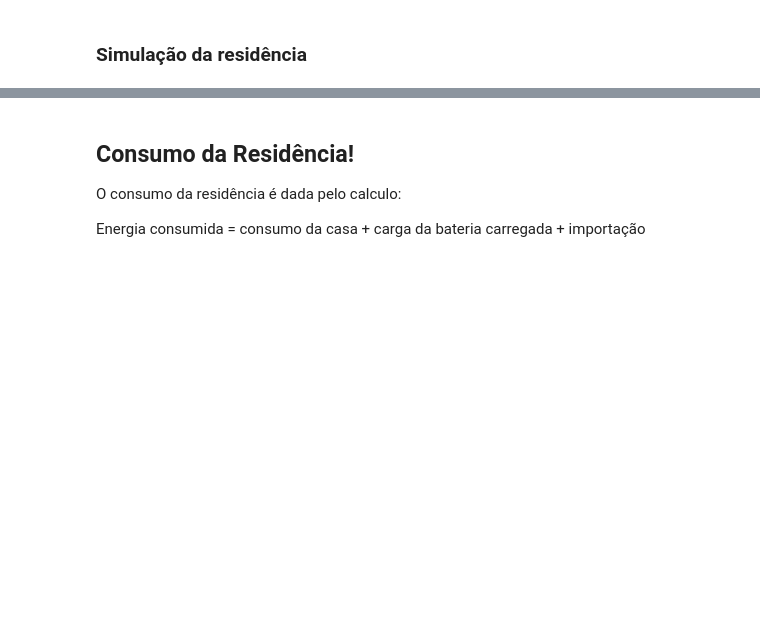
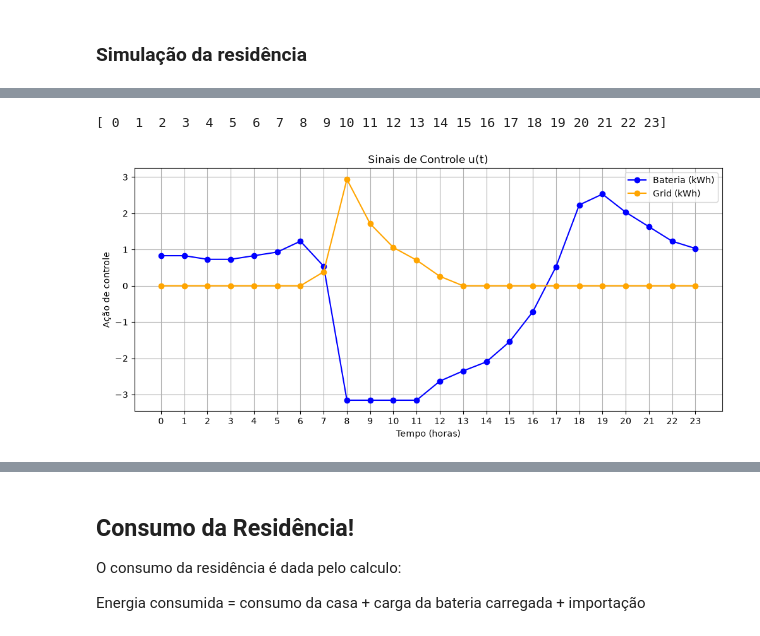
Before and after one commit to pedroMB03/TCC--SmartGrid-com-MPC, a Jupyter notebook: main.ipynb, the cells around one changed output, grey strips where cells are left out. Saved outputs shown, nothing was run; the diff lists cells and outputs as text; code cells hidden in the pictures; blank space fills up the shorter version.

```diff
--- a/main.ipynb
+++ b/main.ipynb
@@ -30,7 +31,6 @@ carga_kwh = perfil_residencia + standby
 # %% [markdown]
 ### Geração Solar
 # %%
-horas = np.arange(HORAS)
 geracao_solar = np.clip(3.5 * np.sin((horas - 6) * np.pi / 12), 0, None)
 geracao_solar[(horas < 6) | (horas > 18)] = 0 # sem sol à noite
 # %% [markdown]
@@ -98,3 +122,27 @@ Simulando 1 dia na residência inteligente
+# %%
+print(tempo)
+# %% [output]
+[ 0  1  2  3  4  5  6  7  8  9 10 11 12 13 14 15 16 17 18 19 20 21 22 23]
+# %%
+# Plotando os resultados
+
+plt.figure(figsize=(12,5))
+
+acao_bateria = [u['battery'] for u in vetor_u]
+acao_grid = [u['grid'] for u in vetor_u]
+
+plt.plot(range(len(vetor_u)), acao_bateria, label='Bateria (kWh)', color='blue', marker='o')
+
+plt.plot(range(len(vetor_u)), acao_grid, label='Grid (kWh)', color='orange', marker='o')
+
+plt.title('Sinais de Controle u(t)')
+plt.xlabel('Tempo (horas)')
+plt.ylabel('Ação de controle')
+plt.xticks(range(len(vetor_u)))
+plt.legend()
+plt.grid(True)
+# %% [output]
+[figure, added]
 # %%
 resumo = pd.DataFrame({
     "hora": np.arange(1, len(log) + 1),
```
Also changed, not shown: parts of 15 cells of this notebook.
